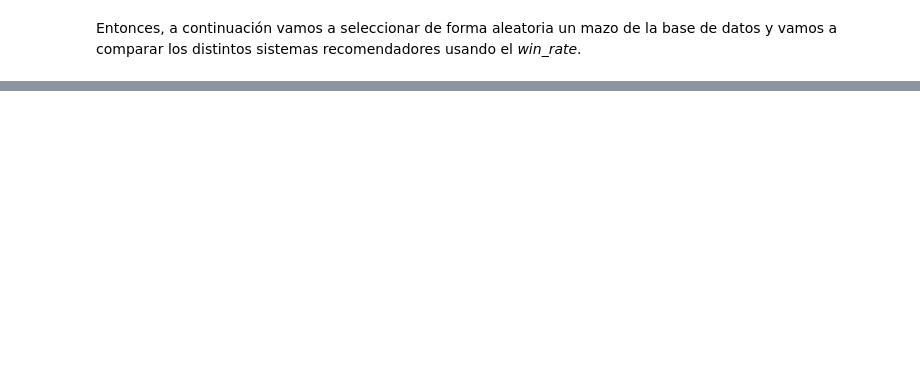
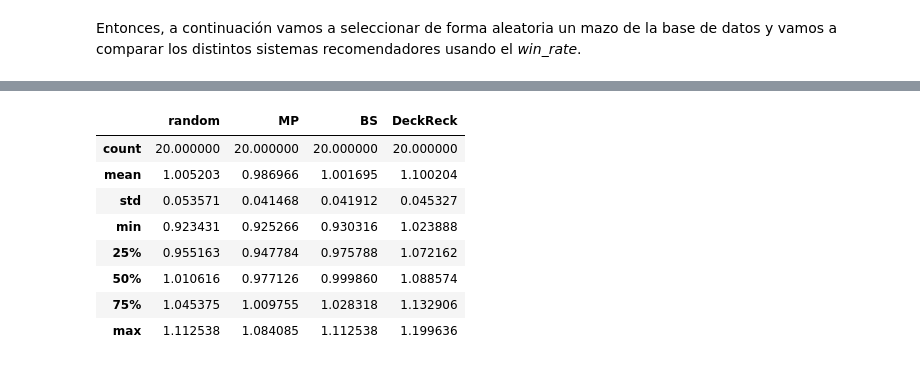
Before and after one commit to gustavo-cornejo/RecSist-Proyecto, a Jupyter notebook: DeckRec.ipynb, the cells around one changed output, grey strips where cells are left out. Drawn from its saved outputs; the diff is of its cells as text; code cells hidden in the pictures; blank space fills up the shorter version.

```diff
--- a/DeckRec.ipynb
+++ b/DeckRec.ipynb
@@ -354,0 +399,12 @@ Win rate nuestra recomendación: 58.977874755859375
+# %%
+aumentos.describe()
+# %% [output]
+|  | random | MP | BS | DeckReck |
+| count | 20.000000 | 20.000000 | 20.000000 | 20.000000 |
+| mean | 1.005203 | 0.986966 | 1.001695 | 1.100204 |
+| std | 0.053571 | 0.041468 | 0.041912 | 0.045327 |
+| min | 0.923431 | 0.925266 | 0.930316 | 1.023888 |
+| 25% | 0.955163 | 0.947784 | 0.975788 | 1.072162 |
+| 50% | 1.010616 | 0.977126 | 0.999860 | 1.088574 |
+| 75% | 1.045375 | 1.009755 | 1.028318 | 1.132906 |
+| max | 1.112538 | 1.084085 | 1.112538 | 1.199636 |
```
Also changed, not shown: parts of 26 cells of this notebook, 1 other file.
